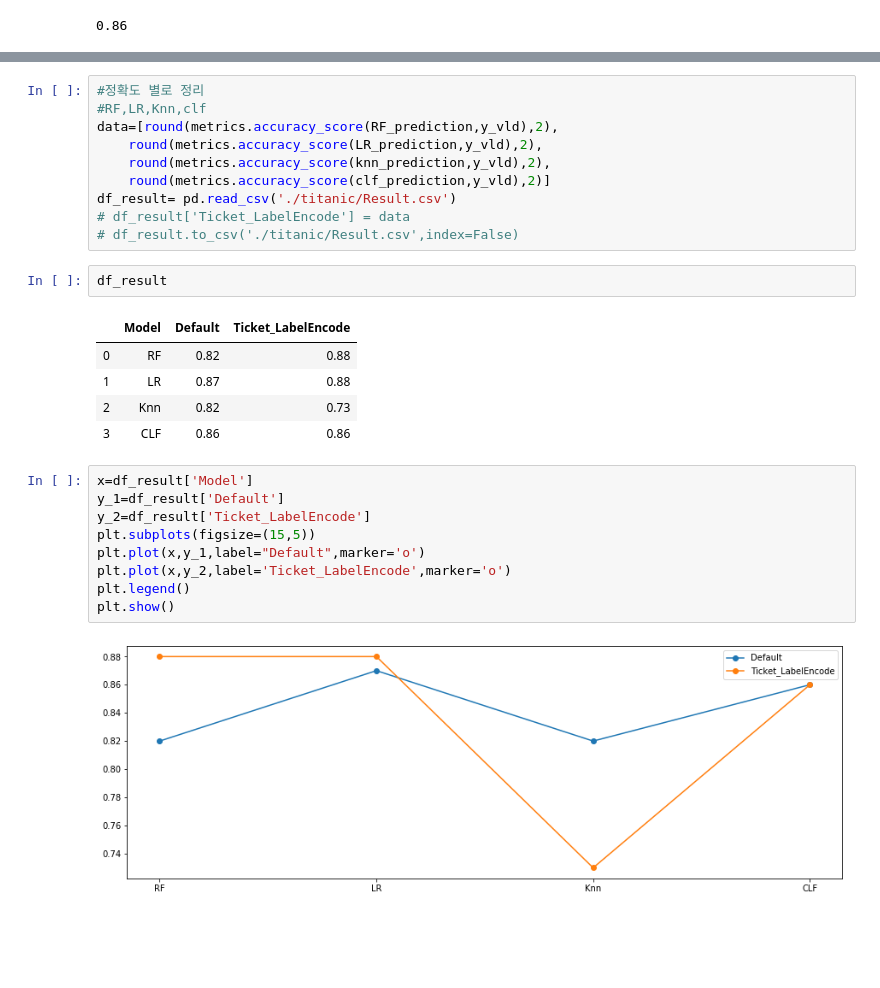
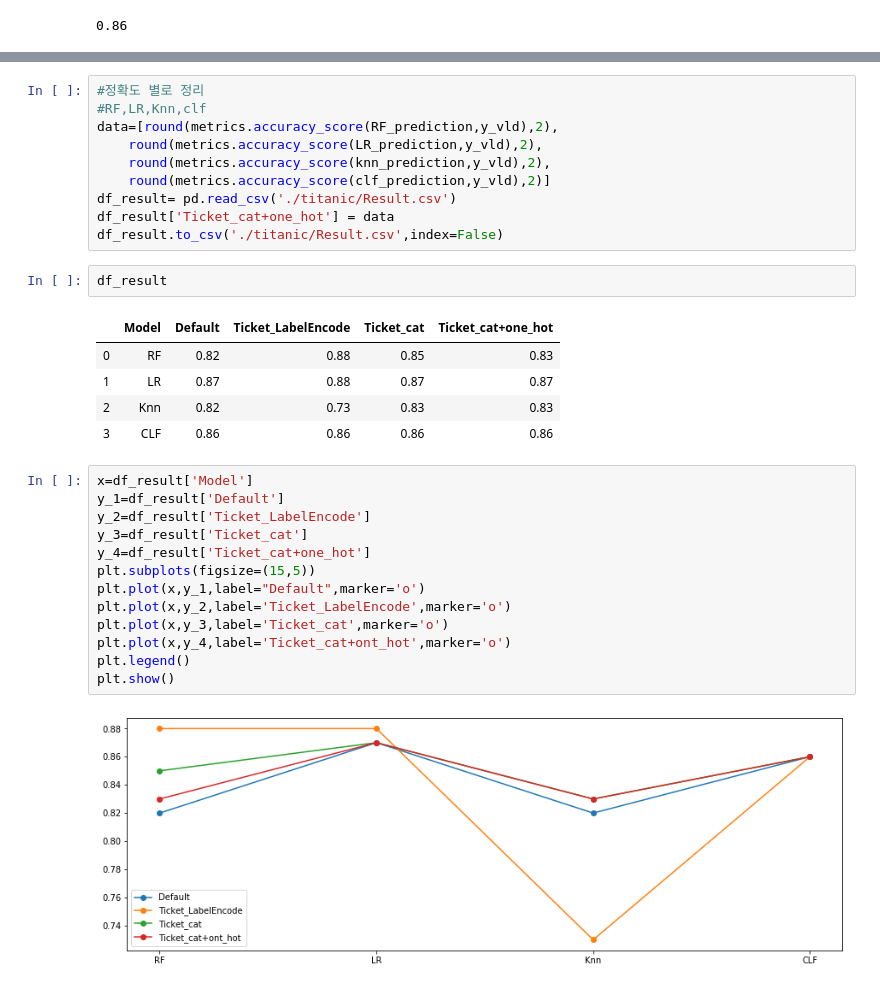
Before and after one commit to DongMinKim23/kaggle, a Jupyter notebook: Titanic5.ipynb, the cells around one changed output, grey strips where cells are left out. Cells and saved outputs as stored; diff of their text form; blank space fills up the shorter version.

Commit message:
ticket_cat+enco

```diff
--- a/Titanic5.ipynb
+++ b/Titanic5.ipynb
@@ -174,24 +174,28 @@ data=[round(metrics.accuracy_score(RF_prediction,y_vld),2),
     round(metrics.accuracy_score(knn_prediction,y_vld),2),
     round(metrics.accuracy_score(clf_prediction,y_vld),2)]
 df_result= pd.read_csv('./titanic/Result.csv')
-# df_result['Ticket_LabelEncode'] = data
-# df_result.to_csv('./titanic/Result.csv',index=False)
+df_result['Ticket_cat+one_hot'] = data
+df_result.to_csv('./titanic/Result.csv',index=False)
 # %%
 df_result
 # %% [output]
-|  | Model | Default | Ticket_LabelEncode |
-| 0 | RF | 0.82 | 0.88 |
-| 1 | LR | 0.87 | 0.88 |
-| 2 | Knn | 0.82 | 0.73 |
-| 3 | CLF | 0.86 | 0.86 |
+|  | Model | Default | Ticket_LabelEncode | Ticket_cat | Ticket_cat+one_hot |
+| 0 | RF | 0.82 | 0.88 | 0.85 | 0.83 |
+| 1 | LR | 0.87 | 0.88 | 0.87 | 0.87 |
+| 2 | Knn | 0.82 | 0.73 | 0.83 | 0.83 |
+| 3 | CLF | 0.86 | 0.86 | 0.86 | 0.86 |
 # %%
 x=df_result['Model']
 y_1=df_result['Default']
 y_2=df_result['Ticket_LabelEncode']
+y_3=df_result['Ticket_cat']
+y_4=df_result['Ticket_cat+one_hot']
 plt.subplots(figsize=(15,5))
 plt.plot(x,y_1,label="Default",marker='o')
 plt.plot(x,y_2,label='Ticket_LabelEncode',marker='o')
+plt.plot(x,y_3,label='Ticket_cat',marker='o')
+plt.plot(x,y_4,label='Ticket_cat+ont_hot',marker='o')
 plt.legend()
 plt.show()
 # %% [output]
-[figure, old version]
+[figure, new version]
```
Also changed, not shown: parts of 9 cells of this notebook, 5 other files.
